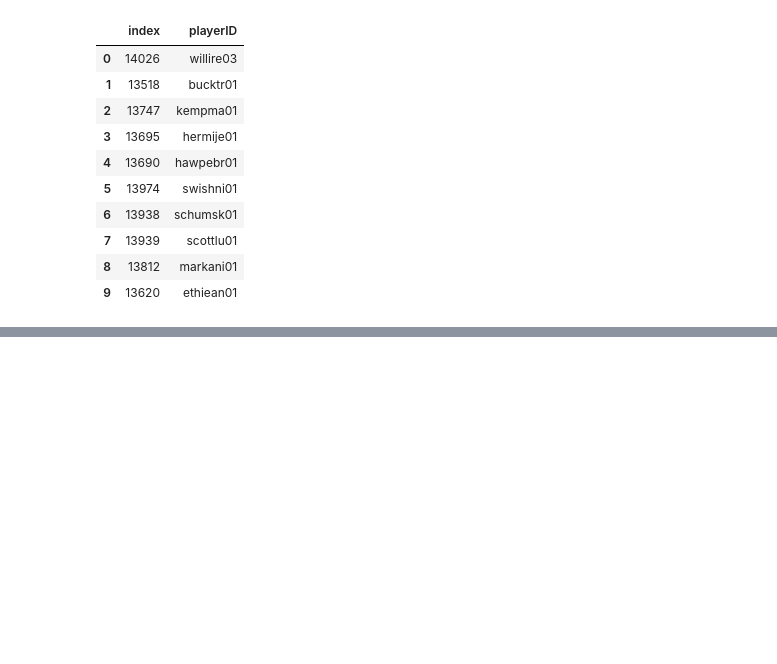
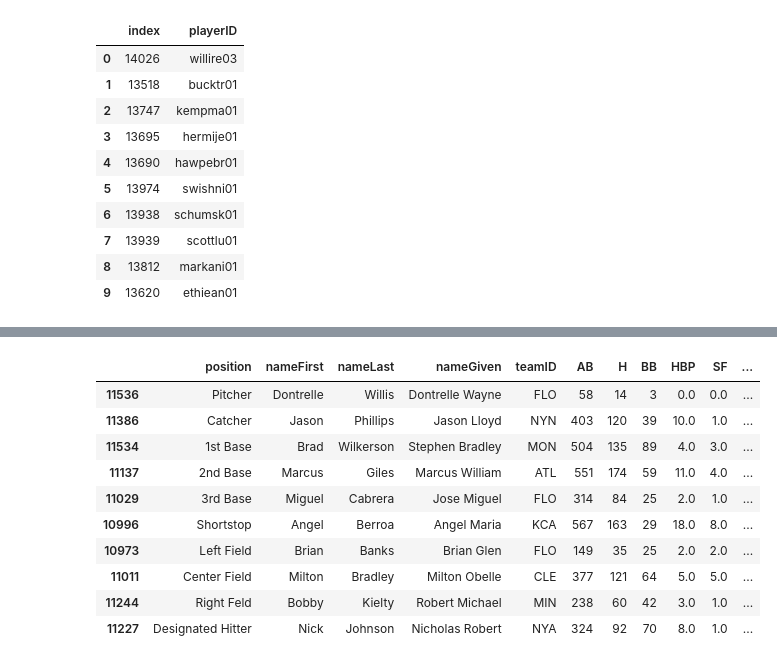
Before and after one commit to mpatterson73/moneyball, a Jupyter notebook: Notebooks/moneyball_rosters.ipynb, the cells around one changed output, grey strips where cells are left out. Saved outputs shown, nothing was run; the diff lists cells and outputs as text; code cells hidden in the pictures; blank space fills up the shorter version.

```diff
--- a/Notebooks/moneyball_rosters.ipynb
+++ b/Notebooks/moneyball_rosters.ipynb
@@ -121,0 +143,14 @@ The 2000 moneyball roster providing the best value is:
+# %%
+mb_roster_df(2003)
+# %% [output]
+|  | position | nameFirst | nameLast | nameGiven | teamID | AB | H | BB | HBP | SF | ... |
+| 11536 | Pitcher | Dontrelle | Willis | Dontrelle Wayne | FLO | 58 | 14 | 3 | 0.0 | 0.0 | ... |
+| 11386 | Catcher | Jason | Phillips | Jason Lloyd | NYN | 403 | 120 | 39 | 10.0 | 1.0 | ... |
+| 11534 | 1st Base | Brad | Wilkerson | Stephen Bradley | MON | 504 | 135 | 89 | 4.0 | 3.0 | ... |
+| 11137 | 2nd Base | Marcus | Giles | Marcus William | ATL | 551 | 174 | 59 | 11.0 | 4.0 | ... |
+| 11029 | 3rd Base | Miguel | Cabrera | Jose Miguel | FLO | 314 | 84 | 25 | 2.0 | 1.0 | ... |
+| 10996 | Shortstop | Angel | Berroa | Angel Maria | KCA | 567 | 163 | 29 | 18.0 | 8.0 | ... |
+| 10973 | Left Field | Brian | Banks | Brian Glen | FLO | 149 | 35 | 25 | 2.0 | 2.0 | ... |
+| 11011 | Center Field | Milton | Bradley | Milton Obelle | CLE | 377 | 121 | 64 | 5.0 | 5.0 | ... |
+| 11244 | Right Feld | Bobby | Kielty | Robert Michael | MIN | 238 | 60 | 42 | 3.0 | 1.0 | ... |
+| 11227 | Designated Hitter | Nick | Johnson | Nicholas Robert | NYA | 324 | 92 | 70 | 8.0 | 1.0 | ... |
```
Also changed, not shown: parts of 6 cells of this notebook.
